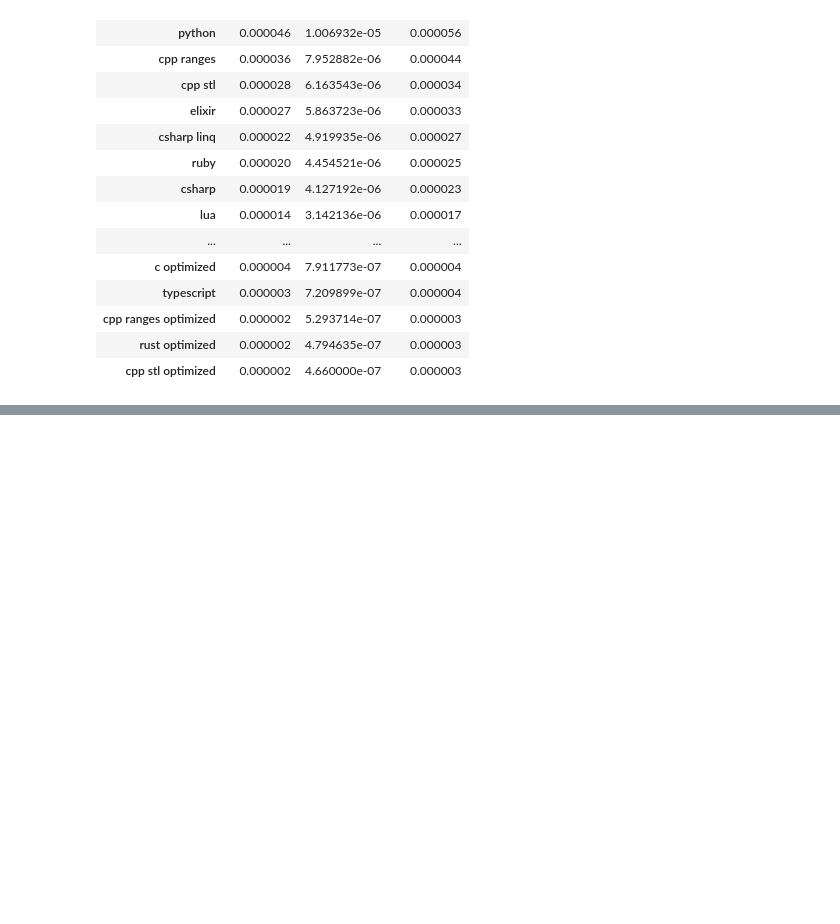
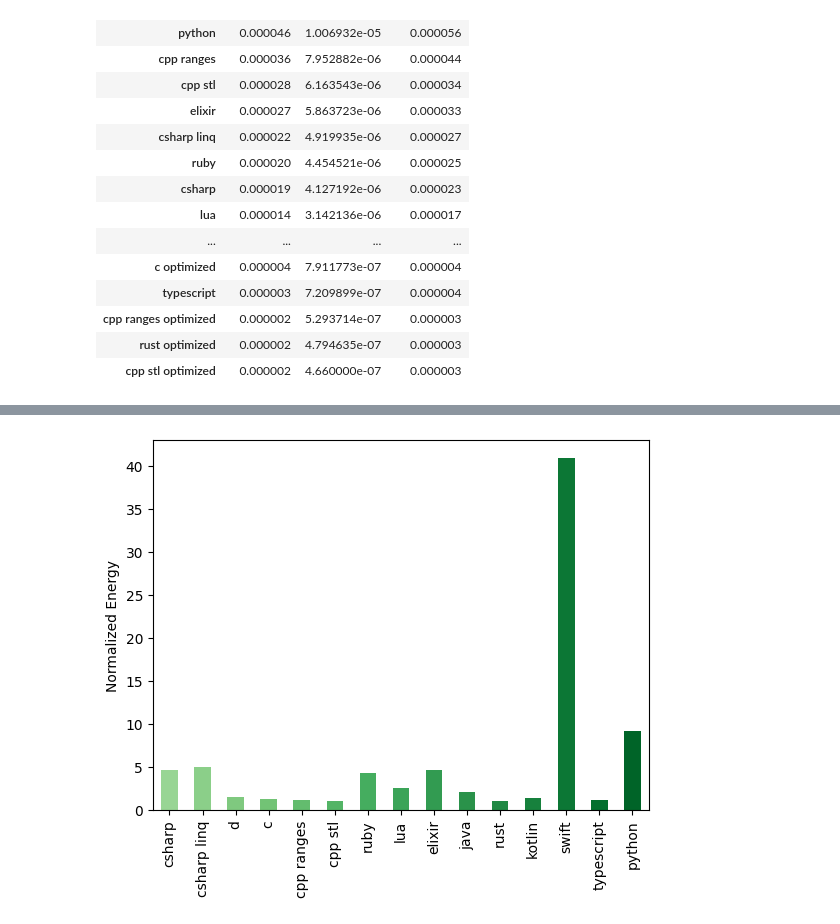
Before and after one commit to hniemeyer/green_programming, a Jupyter notebook: cpp_on_sea/monte_carlo_pi/analysis.ipynb, the cells around one changed output, grey strips where cells are left out. Saved outputs shown, nothing was run; the diff lists cells and outputs as text; code cells hidden in the pictures; blank space fills up the shorter version.

```diff
--- a/cpp_on_sea/monte_carlo_pi/analysis.ipynb
+++ b/cpp_on_sea/monte_carlo_pi/analysis.ipynb
@@ -135,0 +134,10 @@ Text(0.5, 0, '')
+# %%
+# Generate shades of green for each bar
+colors = cm.Greens(np.linspace(0.4, 0.9, len(df3)))
+
+ax = df3["normed_total_energy"].plot(kind="bar", color=colors)
+plt.ylabel("Normalized Energy")
+plt.xlabel("")
+plt.show()
+# %% [output]
+[figure, added]
```
Also changed, not shown: parts of 7 cells of this notebook.
